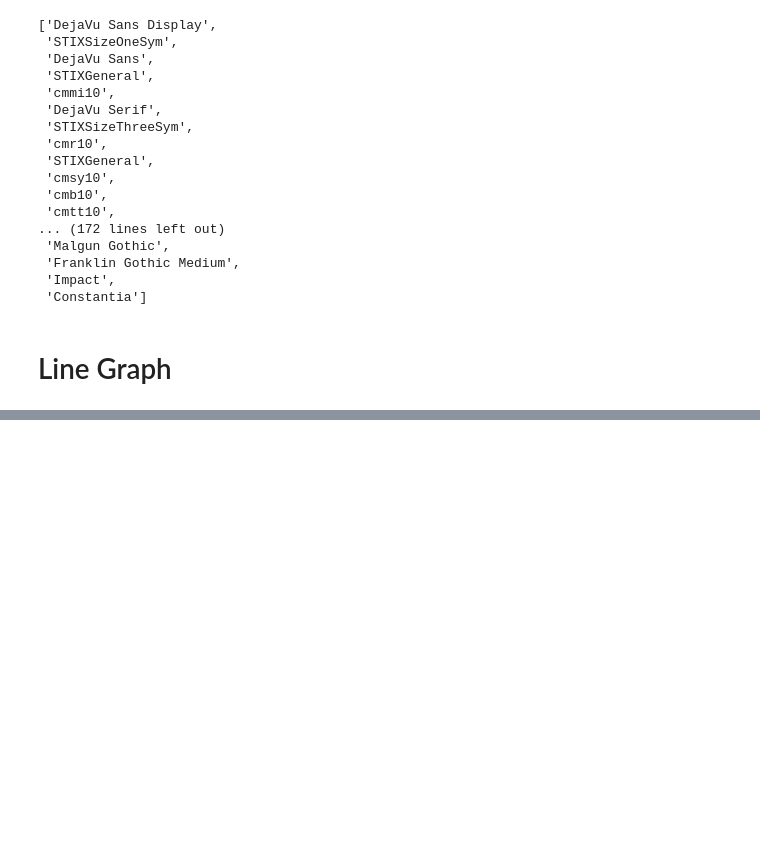
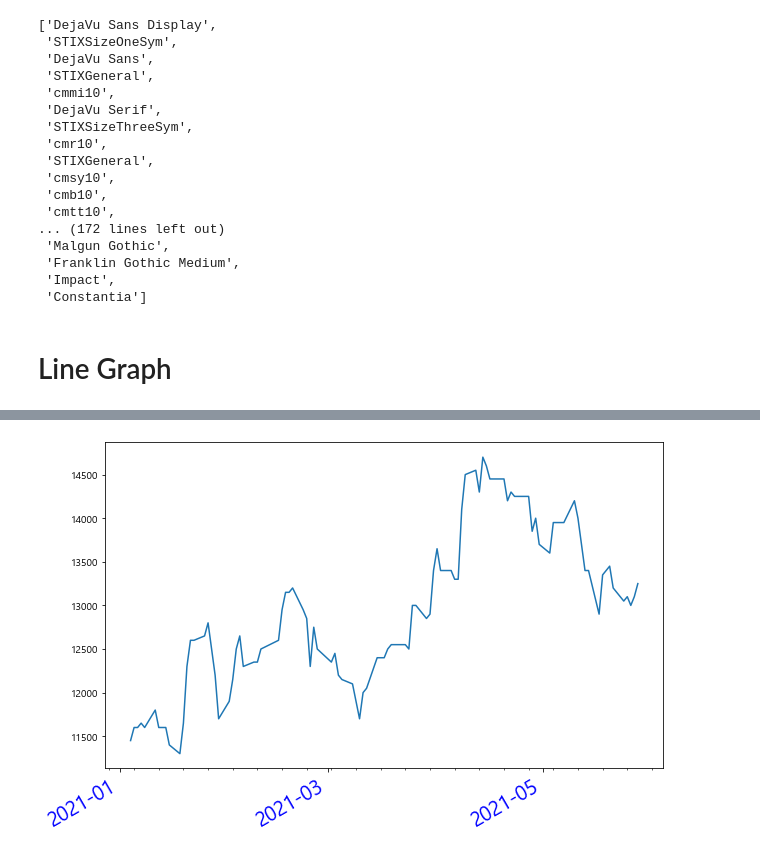
Before and after one commit to iop2000win/Basic, a Jupyter notebook: Visualization_Basic.ipynb, the cells around one changed output, grey strips where cells are left out. Drawn from its saved outputs; the diff is of its cells as text; code cells hidden in the pictures; blank space fills up the shorter version.

```diff
--- a/Visualization_Basic.ipynb
+++ b/Visualization_Basic.ipynb
@@ -117,0 +156,31 @@ plt.show()
+# %%
+ent_df['Date'] = ent_df['Date'].apply(lambda x: datetime.strptime(x, '%Y-%m-%d'))
+# %%
+fig , ax = plt.subplots(1, 1, figsize = (10, 6))
+
+ax.plot(ent_df['Date'], ent_df['Close'])
+
+# ax.tick_params(axis = 'x',
+#                labelsize = 15,
+#                length = 20,
+#                width = 3,
+#                bottom = False, labelbottom = False,
+#                top = True, labeltop = True,
+#                rotation = 30,
+#                color = 'r',
+#                colors = 'b')
+# ax.tick_params(axis = 'y',
+#                left = False)
+
+for label in ax.get_xticklabels(which = 'major'):
+    label.set(rotation = 30, ha = 'right', color = 'b', size = 20)
+
+# mdates.MonthLocaotr (YearLocator, MonthLocator, WeekdayLocator, DayLocator, HourLocator, MinuteLocator, SecondLocator)
+ax.xaxis.set_major_locator(mdates.MonthLocator(interval = 2))
+ax.xaxis.set_major_formatter(mdates.DateFormatter('%Y-%m'))
+# date_form = mdates.DateFormatter('%m/%Y')
+# ax.xaxis.set_major_formatter(date_form)
+
+ax.xaxis.set_minor_locator(mdates.WeekdayLocator())
+# %% [output]
+[figure, added]
```
Also changed, not shown: parts of 13 cells of this notebook.
